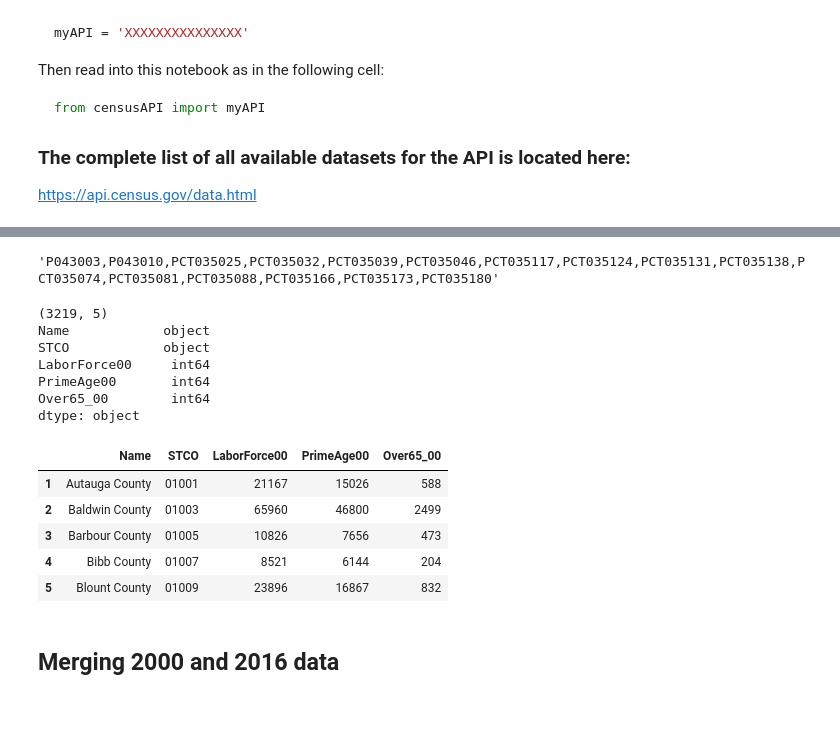
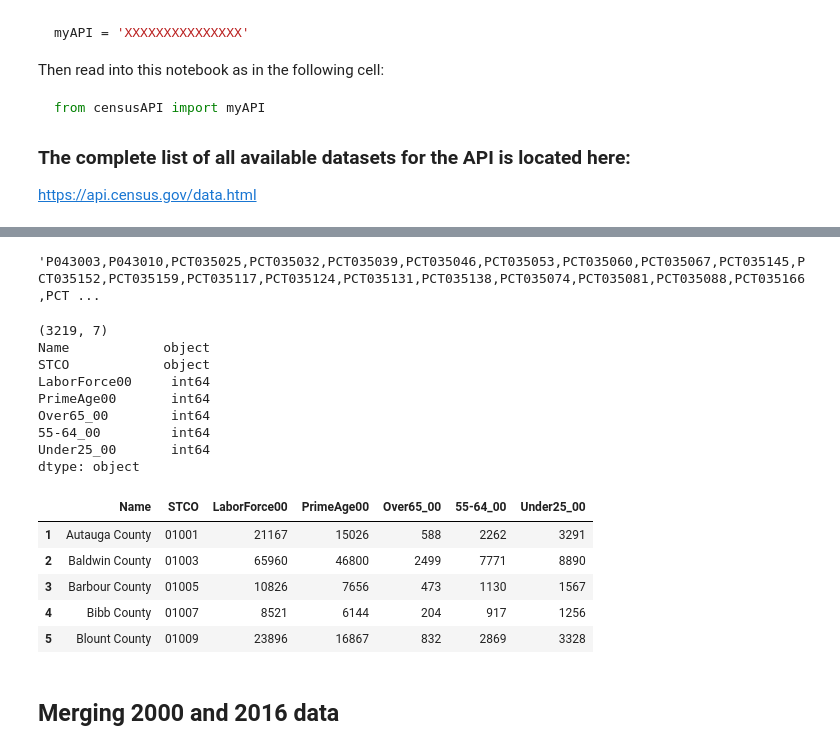
Before and after one commit to NYCPlanning/rp-USmetros_comparison, a Jupyter notebook: 2-LaborForce_ACS5.ipynb, the cells around one changed output, grey strips where cells are left out. Cells and saved outputs as stored; diff of their text form; code cells hidden in the pictures; blank space fills up the shorter version.

```diff
--- a/2-LaborForce_ACS5.ipynb
+++ b/2-LaborForce_ACS5.ipynb
@@ -102,8 +110,10 @@ print(aff1y['variables']['B23025_007E'])
 # %%
 Labor16vars = ['B23025_001E', 'B23025_007E', 'B23001_025E', 'B23001_032E',
-               'B23001_039E', 'B23001_046E', 'B23001_111E', 'B23001_118E',
-               'B23001_125E', 'B23001_132E', 'B23001_074E', 'B23001_079E',
-               'B23001_084E', 'B23001_160E', 'B23001_165E', 'B23001_170E']
+               'B23001_039E', 'B23001_046E', 'B23001_053E', 'B23001_060E',
+               'B23001_067E', 'B23001_139E', 'B23001_146E', 'B23001_111E',
+               'B23001_153E', 'B23001_118E', 'B23001_125E', 'B23001_132E',
+               'B23001_074E', 'B23001_079E', 'B23001_084E', 'B23001_160E',
+               'B23001_165E', 'B23001_170E']
 
 Labor16str = ",".join(Labor16vars)
 Labor16str
@@ -191,13 +219,15 @@ for over 65:
 # %%
 Labor00vars = ['P043003', 'P043010', 'PCT035025', 'PCT035032',
-               'PCT035039', 'PCT035046', 'PCT035117', 'PCT035124',
-               'PCT035131', 'PCT035138','PCT035074', 'PCT035081',
-               'PCT035088', 'PCT035166', 'PCT035173', 'PCT035180']
+               'PCT035039', 'PCT035046', 'PCT035053', 'PCT035060',
+               'PCT035067', 'PCT035145', 'PCT035152', 'PCT035159',
+               'PCT035117', 'PCT035124', 'PCT035131', 'PCT035138',
+               'PCT035074', 'PCT035081', 'PCT035088', 'PCT035166',
+               'PCT035173', 'PCT035180']
 
 Labor00str = ",".join(Labor00vars)
 Labor00str
 # %% [output]
-'P043003,P043010,PCT035025,PCT035032,PCT035039,PCT035046,PCT035117,PCT035124,PCT035131,PCT035138,PCT035074,PCT035081,PCT035088,PCT035166,PCT035173,PCT035180'
+'P043003,P043010,PCT035025,PCT035032,PCT035039,PCT035046,PCT035053,PCT035060,PCT035067,PCT035145,PCT035152,PCT035159,PCT035117,PCT035124,PCT035131,PCT035138,PCT035074,PCT035081,PCT035088,PCT035166,PCT ...
 # %%
 # Labor Force data for all counties in the US, 2000
 Labor00 = pd.read_json('https://api.census.gov/data/2000/sf3?get='+
@@ -213,41 +243,51 @@ Labor00['STCO'] = Labor00[['state', 'county']].apply(lambda x: ''.join(x), axis=
 # converting dtypes to int
 for col in Labor00vars:
     Labor00[col] = Labor00[col].astype(int)
 
 Labor00['LaborForce00'] = Labor00['P043003'] + Labor00['P043010']
 Labor00['PrimeAge00'] = Labor00['PCT035025'] + Labor00['PCT035032'] +\
                       Labor00['PCT035039'] + Labor00['PCT035046'] +\
                       Labor00['PCT035117'] + Labor00['PCT035124'] +\
                       Labor00['PCT035131'] + Labor00['PCT035138']
 Labor00['Over65_00'] = Labor00['PCT035074'] + Labor00['PCT035081'] +\
                        Labor00['PCT035088'] + Labor00['PCT035166'] +\
                        Labor00['PCT035173'] + Labor00['PCT035180']
+Labor00['55-64_00'] = Labor00['PCT035053'] + Labor00['PCT035060'] +\
+                      Labor00['PCT035067'] + Labor00['PCT035145'] +\
+                      Labor00['PCT035152'] + Labor00['PCT035159']
+Labor00['Under25_00'] = Labor00['LaborForce00'] - Labor00['PrimeAge00'] -\
+                        Labor00['Over65_00'] - Labor00['55-64_00']
 
 Labor00 = Labor00.drop(['state', 'county', 'P043003', 'P043010',
                         'PCT035025', 'PCT035032', 'PCT035039',
                         'PCT035046', 'PCT035117', 'PCT035124',
                         'PCT035131', 'PCT035138', 'PCT035074',
                         'PCT035081', 'PCT035088', 'PCT035166',
+                        'PCT035053', 'PCT035060', 'PCT035067',
+                        'PCT035145', 'PCT035152', 'PCT035159',
                         'PCT035173', 'PCT035180'], axis=1)
-Labor00.columns = ['Name', 'STCO', 'LaborForce00', 'PrimeAge00', 'Over65_00']
+Labor00.columns = ['Name', 'STCO', 'LaborForce00', 'PrimeAge00',
+                   'Over65_00', '55-64_00', 'Under25_00']
 
 print(Labor00.shape)
 print(Labor00.dtypes)
 Labor00.head()
 # %% [output]
-(3219, 5)
+(3219, 7)
 Name            object
 STCO            object
 LaborForce00     int64
 PrimeAge00       int64
 Over65_00        int64
+55-64_00         int64
+Under25_00       int64
 dtype: object
-|  | Name | STCO | LaborForce00 | PrimeAge00 | Over65_00 |
-| 1 | Autauga County | 01001 | 21167 | 15026 | 588 |
-| 2 | Baldwin County | 01003 | 65960 | 46800 | 2499 |
-| 3 | Barbour County | 01005 | 10826 | 7656 | 473 |
-| 4 | Bibb County | 01007 | 8521 | 6144 | 204 |
-| 5 | Blount County | 01009 | 23896 | 16867 | 832 |
+|  | Name | STCO | LaborForce00 | PrimeAge00 | Over65_00 | 55-64_00 | Under25_00 |
+| 1 | Autauga County | 01001 | 21167 | 15026 | 588 | 2262 | 3291 |
+| 2 | Baldwin County | 01003 | 65960 | 46800 | 2499 | 7771 | 8890 |
+| 3 | Barbour County | 01005 | 10826 | 7656 | 473 | 1130 | 1567 |
+| 4 | Bibb County | 01007 | 8521 | 6144 | 204 | 917 | 1256 |
+| 5 | Blount County | 01009 | 23896 | 16867 | 832 | 2869 | 3328 |
 # %% [markdown]
 ## Merging 2000 and 2016 data
 # %%
```
Also changed, not shown: parts of 12 cells of this notebook, 2 other files.
